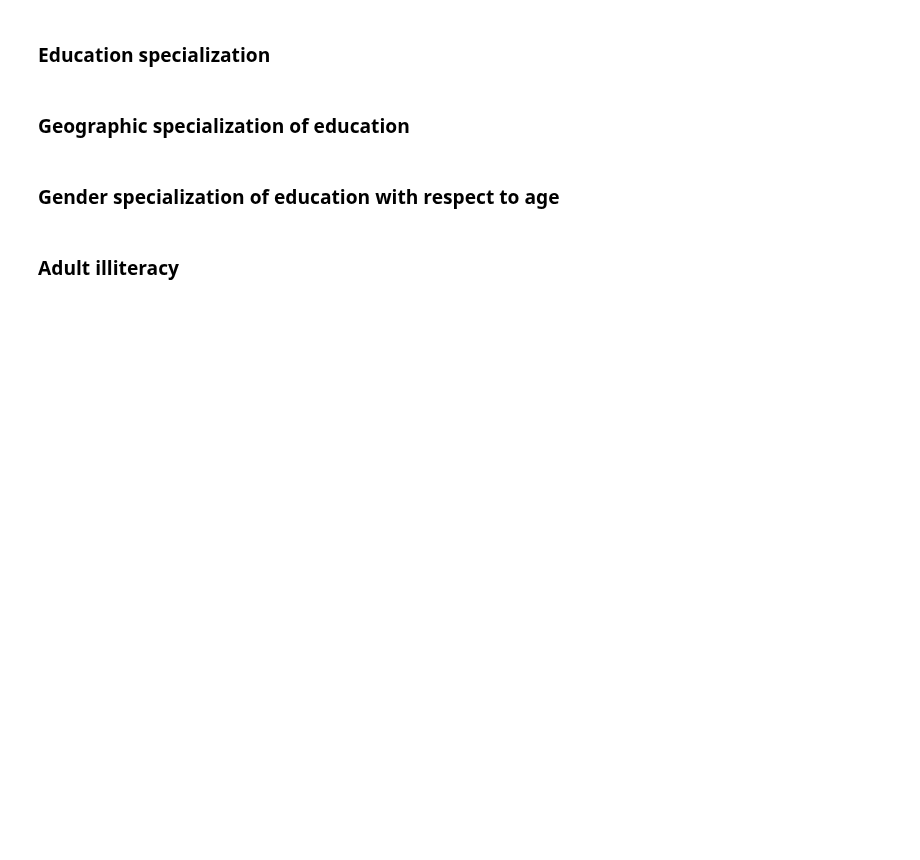
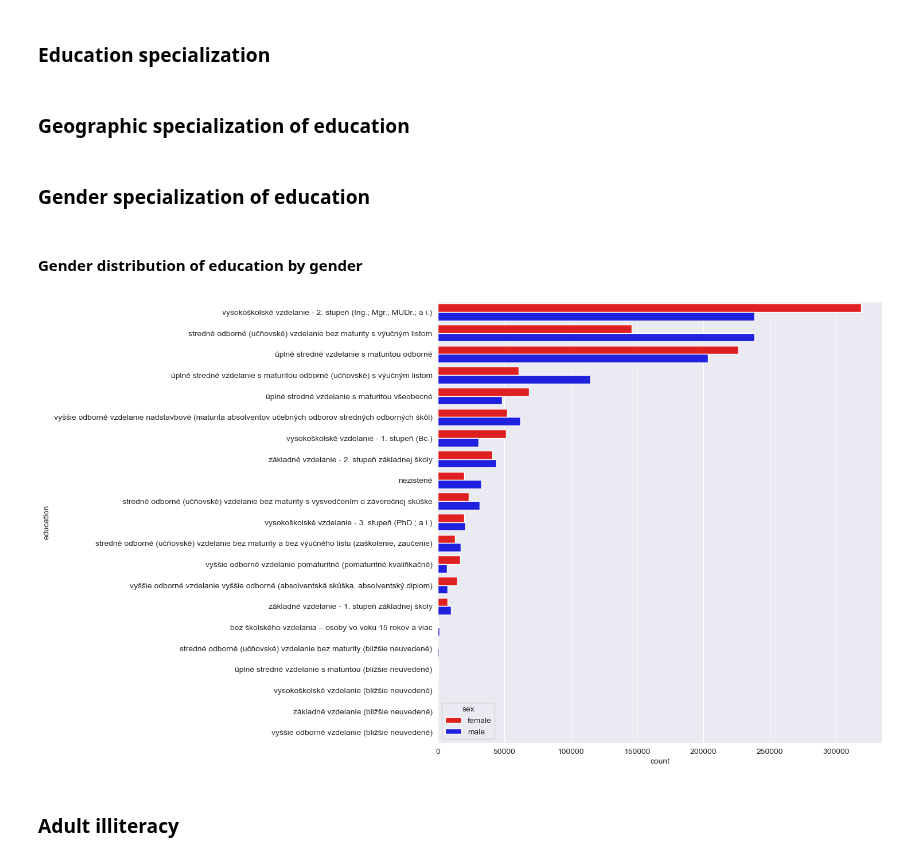
Before and after one commit to AndruKP/mathprofi-education, a Jupyter notebook: education_aggregate.ipynb, the cells around one changed output. Drawn from its saved outputs; the diff is of its cells as text; code cells hidden in the pictures; blank space fills up the shorter version.

Commit message:
Added educations over gender barplot; finished first revision of structure

```diff
--- a/education_aggregate.ipynb
+++ b/education_aggregate.ipynb
@@ -25,16 +25,21 @@ import warnings
 # %% [markdown]
 ## Import data
 # %%
-url_010_SR = 'https://raw.githubusercontent.com/AndruKP/mathprofi-education/dev/data/RV_O_010_R_SR_SK.CSV'
-url_040_SR = 'https://raw.githubusercontent.com/AndruKP/mathprofi-education/dev/data/RV_O_040_R_SR_SK.CSV'
-url_040_OK = 'https://raw.githubusercontent.com/AndruKP/mathprofi-education/dev/data/RV_O_040_L_OK_SK.CSV'
-url_067_SR = 'https://raw.githubusercontent.com/AndruKP/mathprofi-education/dev/data/RV_O_067_R_SR_SK.CSV'
+#TODO: change links before publishing
+#data_root = 'https://raw.githubusercontent.com/AndruKP/mathprofi-education/dev/data'
+data_root = './data'
+url_010_SR = data_root + '/RV_O_010_R_SR_SK.CSV'
+url_040_SR = data_root + '/RV_O_040_R_SR_SK.CSV'
+url_040_OK = data_root + '/RV_O_040_L_OK_SK.CSV'
+url_047_SR = data_root + '/RV_O_047_R_SR_SK.CSV'
+url_067_SR = data_root + '/RV_O_067_R_SR_SK.CSV'
 
 districts_url = 'https://bbrejova.github.io/viz/data/districts.json'
 # %%
 table_010_SR = pd.read_csv(url_010_SR, sep=';')
 table_040_SR = pd.read_csv(url_040_SR, sep=';')
 table_040_OK = pd.read_csv(url_040_OK, sep=';')
+table_047_SR = pd.read_csv(url_047_SR, sep=';')
 table_067_SR = pd.read_csv(url_067_SR, sep=';')
 
 districts_table = gpd.read_file(districts_url)
@@ -42,6 +47,7 @@ districts_table = gpd.read_file(districts_url)
 display(table_010_SR.head())
 display(table_040_SR.head())
 display(table_040_OK.head())
+display(table_047_SR.head())
 display(table_067_SR.head())
 
 display(districts_table.head())
@@ -84,17 +96,26 @@ display(districts_table.head())
 table_010_SR = preprocessing.rename_columns(table_010_SR)
 table_040_SR = preprocessing.rename_columns(table_040_SR)
 table_040_OK = preprocessing.rename_columns(table_040_OK)
+table_047_SR = preprocessing.rename_columns(table_047_SR)
 table_067_SR = preprocessing.rename_columns(table_067_SR)
 
 table_010_SR = preprocessing.translate_sex(table_010_SR)
 table_040_SR = preprocessing.translate_sex(table_040_SR)
 table_040_OK = preprocessing.translate_sex(table_040_OK)
+table_047_SR = preprocessing.translate_sex(table_047_SR)
 table_067_SR = preprocessing.translate_sex(table_067_SR)
 
 table_040_SR.age = table_040_SR.age.apply(preprocessing.age_preprocess)
 table_040_OK.age = table_040_OK.age.apply(preprocessing.age_preprocess)
 
+display('table_010_SR:')
 display(table_010_SR.head())
+display('table_040_SR:')
 display(table_040_SR.head())
+display('table_040_OK:')
 display(table_040_OK.head())
+display('table_047_SR:')
+display(table_047_SR.head())
+display('table_067_SR:')
+display(table_067_SR.head())
 # %% [output]
@@ -156,7 +193,23 @@ pass
 # %%
 # TODO: Kolya's graphs
 # %% [markdown]
-### Gender specialization of education with respect to age
+### Gender specialization of education
+# %% [markdown]
+#### Gender distribution of education by gender
+# %%
+education_by_sex = table_047_SR.groupby(['sex', 'education'])['count'].sum()
+education_by_sex = education_by_sex.reset_index()
+education_by_sex.sort_values(by='count', ascending=False, inplace=True)
+# TODO: is this sort based or cringe?
+# TODO: aggregate categories by groups?
+# %%
+# TODO: beauty
+figure, axes = plt.subplots(figsize=(10, 10))
+
+sns.barplot(data=education_by_sex, y="education", x="count", hue="sex", palette=['red', 'blue'], ax=axes)
+pass
+# %% [output]
+[figure, added]
 # %%
 # TODO: first hypothesis by Filip Kerak
 # %% [markdown]
```
Also changed, not shown: parts of 18 cells of this notebook.
